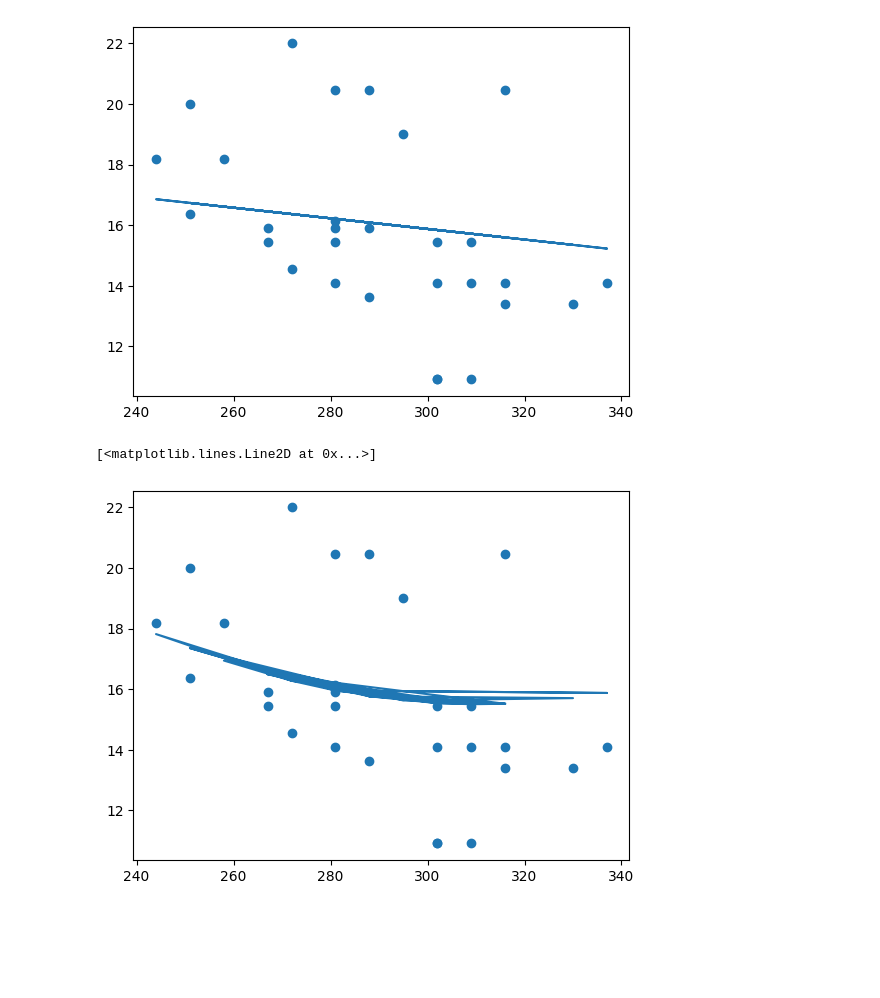
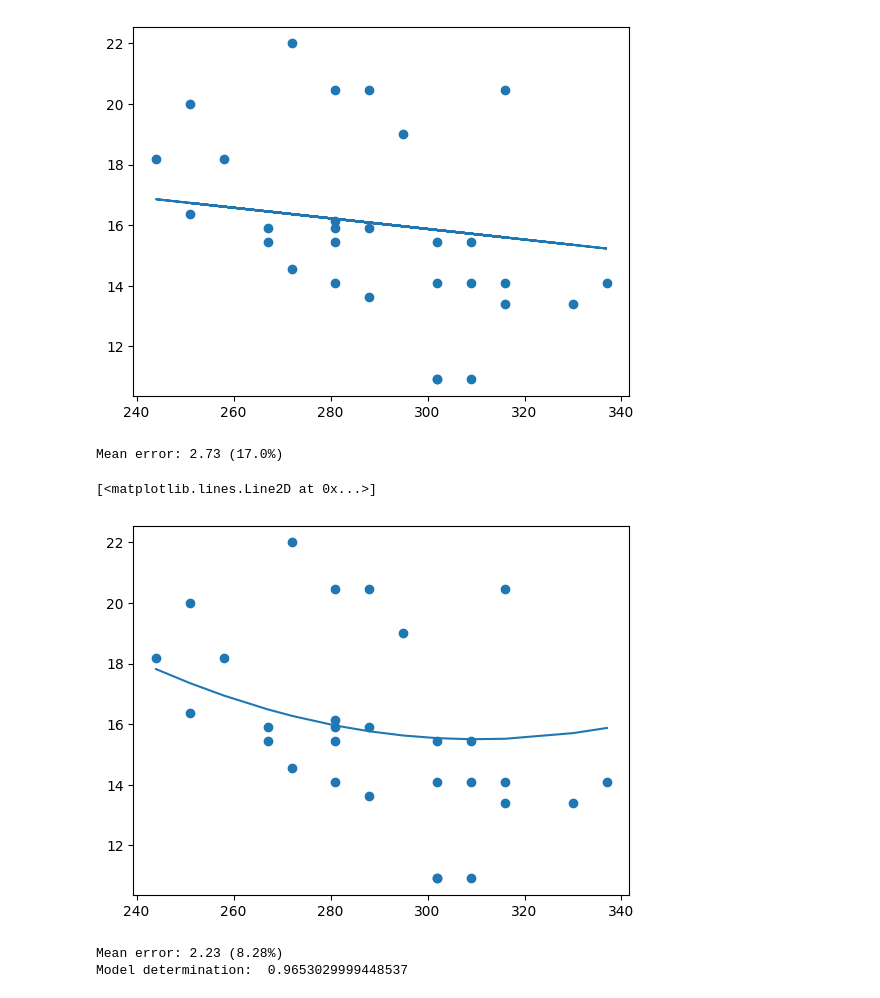
Before and after one commit to jhRayHwang/ML-For-Beginners, a Jupyter notebook: 2-Regression/3-Linear/notebook.ipynb, the cells around one changed output. Drawn from its saved outputs; the diff is of its cells as text; code cells hidden in the pictures; blank space fills up the shorter version.

Commit message:
Linear done

```diff
--- a/2-Regression/3-Linear/notebook.ipynb
+++ b/2-Regression/3-Linear/notebook.ipynb
@@ -157,10 +157,14 @@ from sklearn.pipeline import make_pipeline
 pipeline = make_pipeline(PolynomialFeatures(2), LinearRegression())
 
 pipeline.fit(X_train,y_train)
-poly_reg = pipeline.predict(X_test)
+pred_poly = pipeline.predict(X_test)
+mse = np.sqrt(mean_squared_error(y_test,pred_poly))
+print(f'Mean error: {mse:3.3} ({mse/np.mean(pred_poly)*100:3.3}%)')
+# %% [output]
+Mean error: 2.73 (17.0%)
 # %%
 plt.scatter(X_test,y_test)
-plt.plot(X_test,poly_reg)
+plt.plot(sorted(X_test),pipeline.predict(sorted(X_test)))
 # %% [output]
 [<matplotlib.lines.Line2D at 0x...>]
-[figure, old version]
+[figure, new version]
@@ -166,0 +180,27 @@ plt.plot(X_test,poly_reg)
+# %%
+# set up training data
+X = pd.get_dummies(new_pumpkins['Variety']) \
+        .join(new_pumpkins['Month']) \
+        .join(pd.get_dummies(new_pumpkins['City'])) \
+        .join(pd.get_dummies(new_pumpkins['Package']))
+y = new_pumpkins['Price']
+
+# make train-test split
+X_train, X_test, y_train, y_test = train_test_split(X, y, test_size=0.2, random_state=0)
+
+# setup and train the pipeline
+pipeline = make_pipeline(PolynomialFeatures(2), LinearRegression())
+pipeline.fit(X_train,y_train)
+
+# predict results for test data
+pred = pipeline.predict(X_test)
+
+# calculate MSE and determination
+mse = np.sqrt(mean_squared_error(y_test,pred))
+print(f'Mean error: {mse:3.3} ({mse/np.mean(pred)*100:3.3}%)')
+
+score = pipeline.score(X_train,y_train)
+print('Model determination: ', score)
+# %% [output]
+Mean error: 2.23 (8.28%)
+Model determination:  0.9653029999448537
```
Also changed, not shown: parts of 3 cells of this notebook, 1 other file.
